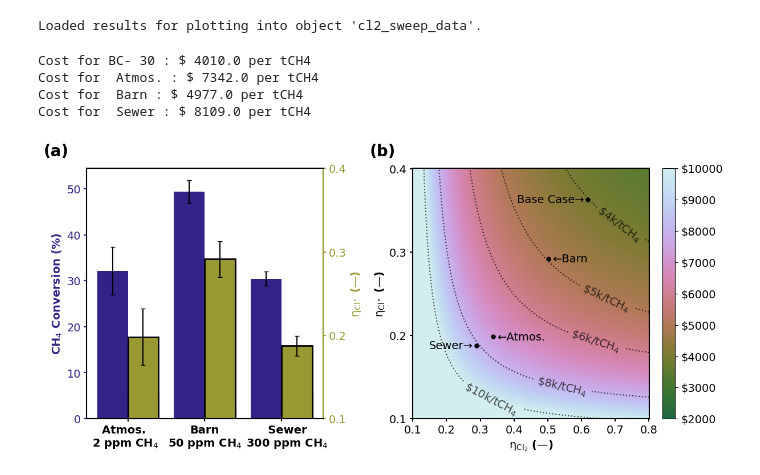
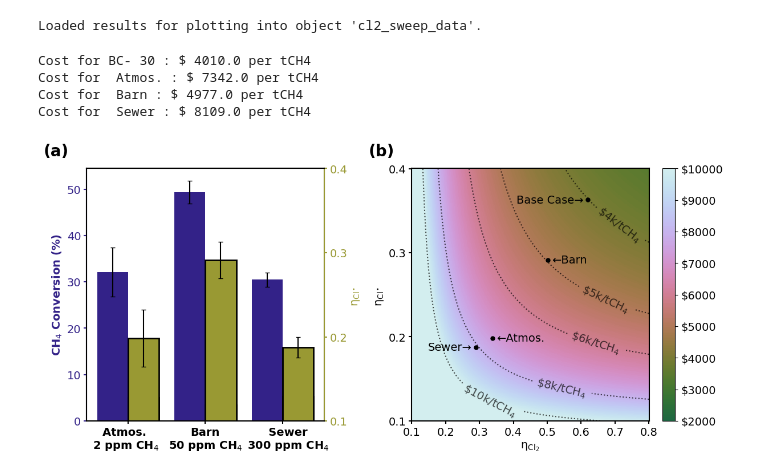
Before and after one commit to richardsrandall/Fall-2024-Cl2, a Jupyter notebook: _combined_plots/paper_plots_v1/figure-real_world_tests_and_costs.ipynb, the cells around one changed output. Cells and saved outputs as stored; diff of their text form; code cells hidden in the pictures.

```diff
--- a/_combined_plots/paper_plots_v1/figure-real_world_tests_and_costs.ipynb
+++ b/_combined_plots/paper_plots_v1/figure-real_world_tests_and_costs.ipynb
@@ -147,7 +147,7 @@ import matplotlib.ticker as mticker
 # a
 ax_a.text(-0.18,1.05, "(a)", transform=ax_a.transAxes, size=plot_default_properties['subplot_letter_size'], weight='bold')
 ax_a_right = ax_a.twinx()
-ax_a_right.set_ylabel(line_default_properties['Cl* Efficiency']['text']+" (—)",fontweight=plot_default_properties['font_weight'])
+ax_a_right.set_ylabel(line_default_properties['Cl* Efficiency']['text']+" ",fontweight=plot_default_properties['font_weight'])
 ax_a_right.xaxis.set_tick_params(labelbottom=True)
 right_ax_color = line_default_properties['Cl* Efficiency']['color']
 ax_a_right.tick_params(axis='y', colors=right_ax_color)
@@ -216,33 +216,33 @@ exps = ((realistic_trial_data.ch4_converted_per_cl2_fed[0],realistic_trial_data.
         (realistic_trial_data.ch4_converted_per_cl2_fed[1],realistic_trial_data.ch4_per_cl[1],'Barn'),
         (realistic_trial_data.ch4_converted_per_cl2_fed[2],realistic_trial_data.ch4_per_cl[2],'Sewer'),
         )
 for x,y,t in exps:
     ax_b.plot([x],[y],'ok',markersize=5)
     if t=='Sewer':
         ax_b.annotate(t+"→", xy=(x, y), xycoords='data', xytext=(-5, 0), textcoords='offset points', ha='right', va='center')
     else:
         ax_b.annotate("←"+t, xy=(x, y), xycoords='data', xytext=(5, 0), textcoords='offset points', ha='left', va='center')
     print("Cost for ",t,": $",np.round(get_cost_per_ton_ch4(x,y)),"per tCH4")
 
-ax_b.set_xlabel('$\\rm \\eta_{\\rm Cl_2}$ (—)',fontweight=plot_default_properties['font_weight'])
-ax_b.set_ylabel('$\\rm \\eta_{\\rm Cl^\\bullet}$ (—)',fontweight=plot_default_properties['font_weight'])
+ax_b.set_xlabel('$\\rm \\eta_{\\rm Cl_2}$ ',fontweight=plot_default_properties['font_weight'])
+ax_b.set_ylabel('$\\rm \\eta_{\\rm Cl^\\bullet}$ ',fontweight=plot_default_properties['font_weight'])
 
 
 for ax in [ax_a, ax_a_right, ax_b]:
     ax.tick_params(width=plot_default_properties['box_linewidth'])
     for spine in ax.spines.values():
         spine.set_linewidth(plot_default_properties['box_linewidth'])
 ax_b.set_xticks([0.1,0.2,0.3,0.4,0.5,0.6,0.7,0.8])
 ax_b.set_yticks([0.1,0.2,0.3,0.4])
 
 #print(realistic_trial_data.ch4_conversions)
 
 # Save the figure, etc.
 plt.savefig('exported_images/realistic_trials_and_cost_modeling.png', bbox_inches='tight',dpi=300)
 plt.show()
 # %% [output]
 Cost for BC- 30 : $ 4010.0 per tCH4
 Cost for  Atmos. : $ 7342.0 per tCH4
 Cost for  Barn : $ 4977.0 per tCH4
 Cost for  Sewer : $ 8109.0 per tCH4
-[figure, old version]
+[figure, new version]
```
Also changed, not shown: 15 other files.
